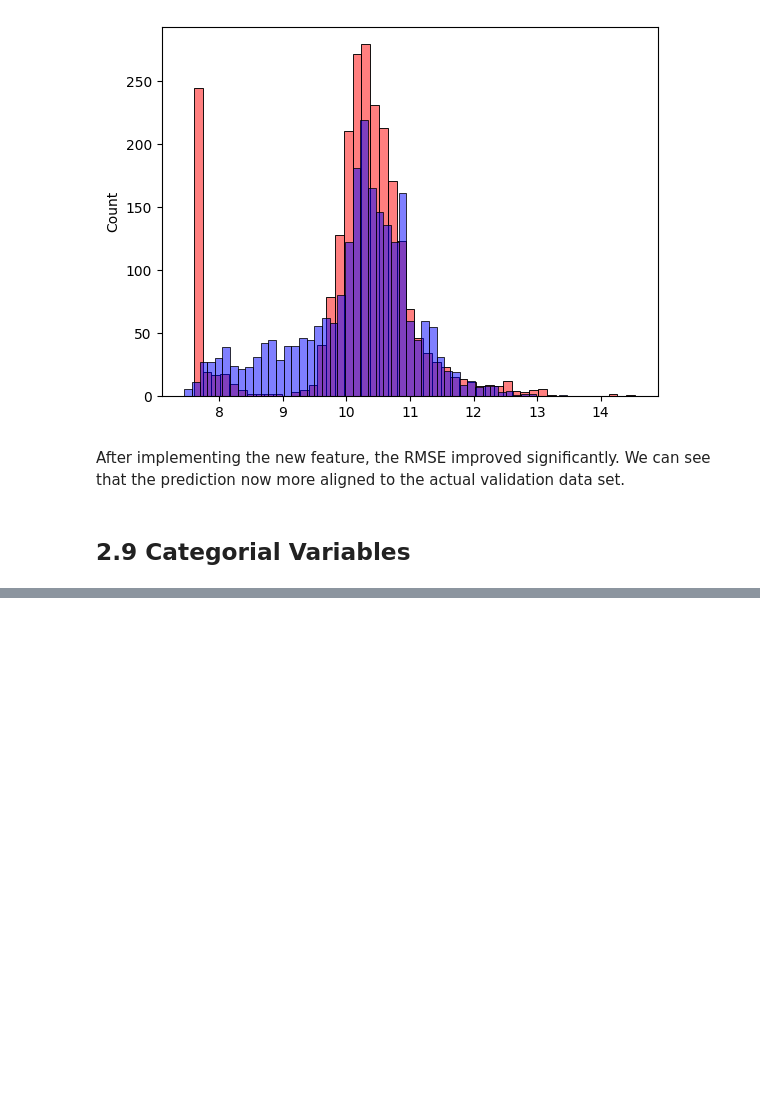
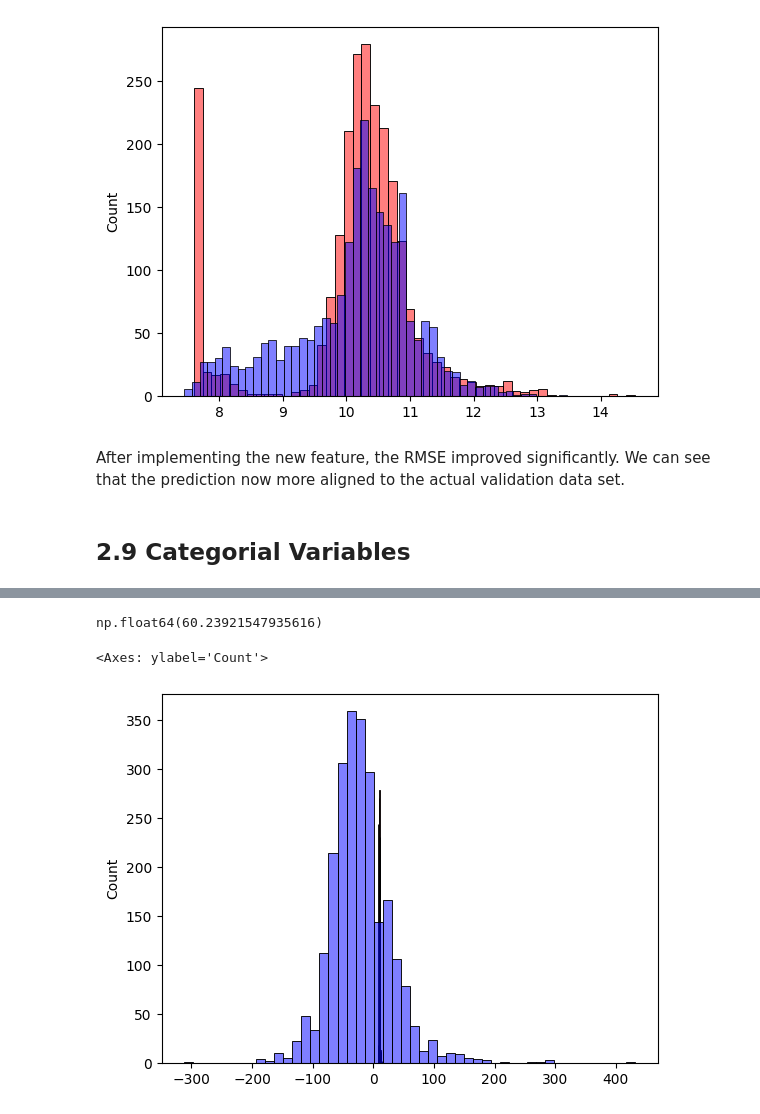
Before and after one commit to phuongddo94/ml-zoomcamp-homework, a Jupyter notebook: 02-car-regression/car_price_regression.ipynb, the cells around one changed output, grey strips where cells are left out. Drawn from its saved outputs; the diff is of its cells as text; code cells hidden in the pictures; blank space fills up the shorter version.

```diff
--- a/02-car-regression/car_price_regression.ipynb
+++ b/02-car-regression/car_price_regression.ipynb
@@ -328,3 +328,12 @@ sns.histplot(y_pred, color='blue', alpha=0.5, bins=50)
 After implementing the new feature, the RMSE improved significantly. We can see that the prediction now more aligned to the actual validation data set.
 # %% [markdown]
 ## 2.9 Categorial Variables
+# %%
+categorical_columns = [
+    'make', 'model', 'engine_fuel_type', 'driven_wheels', 'market_category',
+    'vehicle_size', 'vehicle_style']
+
+categorical = {}
+
+for c in categorical_columns:
+    categorical[c] = list(df_train[c].value_counts().head().index)
@@ -330,0 +360,34 @@ After implementing the new feature, the RMSE improved significantly. We can see
+# %%
+def prepare_X(df, base_features=['engine_hp', 'engine_cylinders', 'highway_mpg', 'city_mpg', 'popularity']):
+    df = df.copy()
+
+    # Feature engineering
+    df['age'] = 2025 - df['year']
+    features = base_features + ['age']
+
+    # Include categorial feature
+    for name, values in categorical.items():
+        for value in values:
+            df['%s_%s' % (name, value)] = (df[name] == value).astype('int')
+            features.append('%s_%s' % (name, value))
+
+    df_num = df[features]
+    df_num = df_num.fillna(0)
+
+    return df_num.values
+# %%
+X_train = prepare_X(df_train)
+w0, w = train_linear_regression(X_train, y_train)
+
+X_val = prepare_X(df_val)
+y_pred = w0 + X_val.dot(w)
+
+rmse(y_val, y_pred)
+# %% [output]
+np.float64(60.23921547935616)
+# %%
+sns.histplot(y_val, color='red', alpha=0.5, bins=50)
+sns.histplot(y_pred, color='blue', alpha=0.5, bins=50)
+# %% [output]
+<Axes: ylabel='Count'>
+[figure, added]
```
Also changed, not shown: parts of 6 cells of this notebook.
